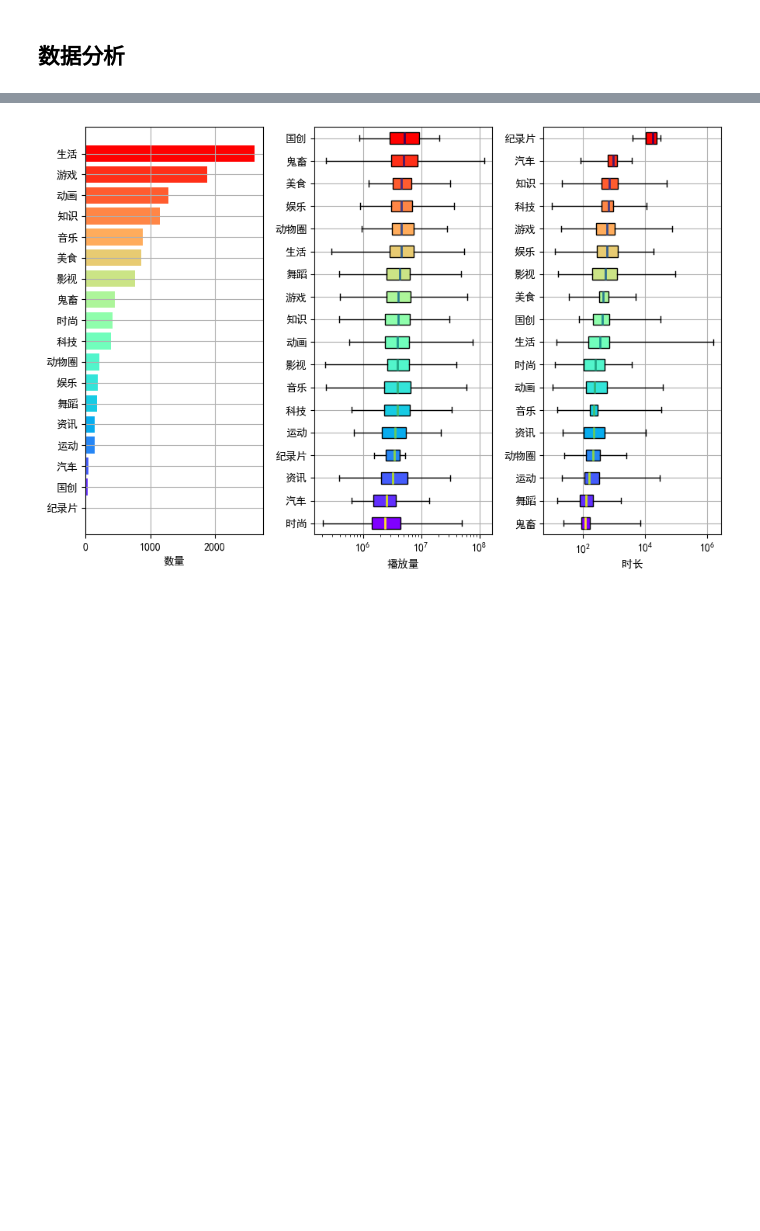
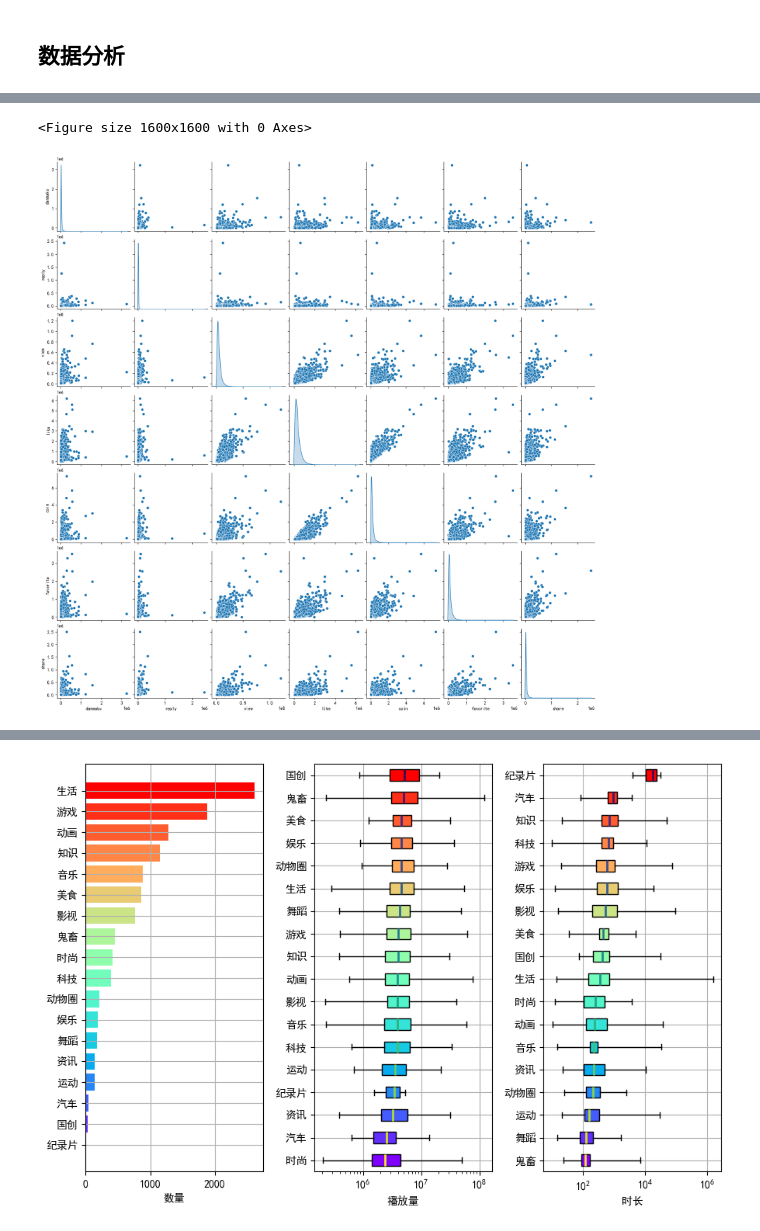
Before and after one commit to YifeiShi0076/bilibili_popular, a Jupyter notebook: code.ipynb, the cells around one changed output, grey strips where cells are left out. Drawn from its saved outputs; the diff is of its cells as text; code cells hidden in the pictures; blank space fills up the shorter version.

```diff
--- a/code.ipynb
+++ b/code.ipynb
@@ -479,3 +480,11 @@ plt.show()
+# %%
+plt.figure(figsize=(16,16))
+num_cols = ['danmaku','reply','view','like','coin','favorite','share']
+sns.pairplot(data[num_cols], diag_kind='kde')
+plt.show()
+# %% [output]
+<Figure size 1600x1600 with 0 Axes>
+[figure, added]
 # %%
 fig = plt.figure(figsize=(16,8))
 
```
Also changed, not shown: parts of 26 cells of this notebook.
